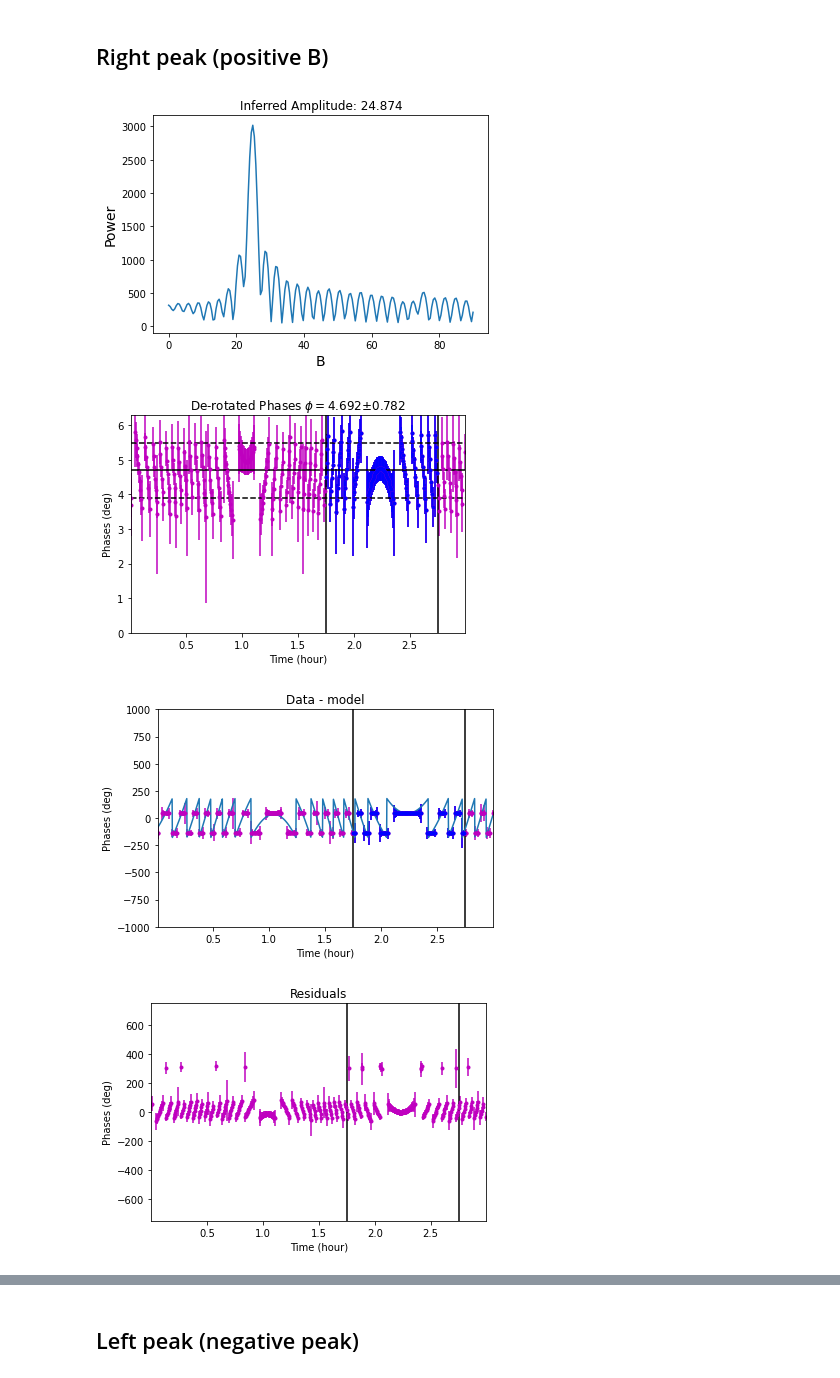
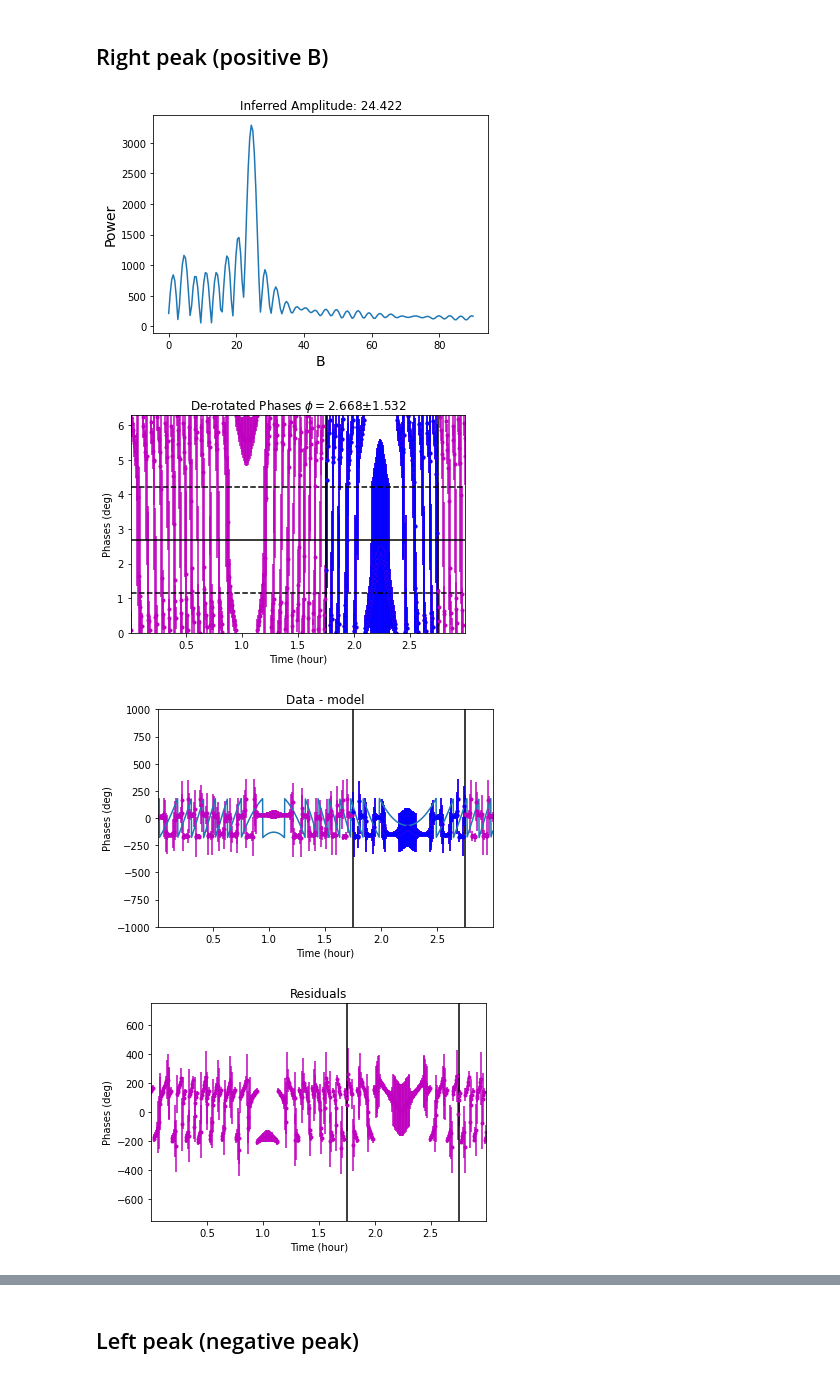
Before and after one commit to notriemann/Phases, a Jupyter notebook: Phase_simulator.ipynb, the cells around one changed output, grey strips where cells are left out. Drawn from its saved outputs; the diff is of its cells as text; code cells hidden in the pictures.

```diff
--- a/Phase_simulator.ipynb
+++ b/Phase_simulator.ipynb
@@ -122,7 +122,7 @@ dyns, vsp, rsp, eta, params = iterate_evolve_orb(t = t,
                                                   Vpy = Vd,
                                                   sig1 = sig1,
                                                   amp1 = amp1,
-                                                  rand1 = False)
+                                                  rand1 = True)
 
 print('Elapsed time: ', timer.time() - timer2 )
 
@@ -309,7 +309,7 @@ tss = tsp[:(n.shape[1] // sp) * sp].reshape(-1, sp).mean(-1)
 dtaus = np.fft.rfft(ns, axis=0)
 taus = np.fft.rfftfreq(ns.shape[0], fsp[1]-fsp[0]).to(fconj_unit)
 # %%
-tau_sel = 14
+tau_sel = 12
 
 
 
@@ -750,28 +752,28 @@ plt.show()
 ## Right peak (positive B)
 # %%
 #max error tolerance (degrees)
-e_ths = 150
+e_ths = 190
 
 phase_search_fit_new(ts.value ,
                   nu,
                   phase,
                   sp,
                   dtaus[tau_sel],
                   dtaus[tau_sel-5:tau_sel+5].std() / np.sqrt(2) ,
                   e_ths,
                   ts_lim_bot = ts.value[0] ,
                   ts_lim_top = ts.value[-1] ,
                   fit_lim_bot = 1.75,
                   fit_lim_top = 2.75,
                   A = A_real,
                   d = delta_real,
                   plots = True,
                   Bmin = 0,
                   Bmax = 90,
                   Bn = 200)
 plt.show()
 # %% [output]
-[figure, old version]
+[figure, new version]
-[figure, old version]
+[figure, new version]
-[figure, old version]
+[figure, new version]
-[figure, old version]
+[figure, new version]
```
Also changed, not shown: parts of 14 cells of this notebook.
